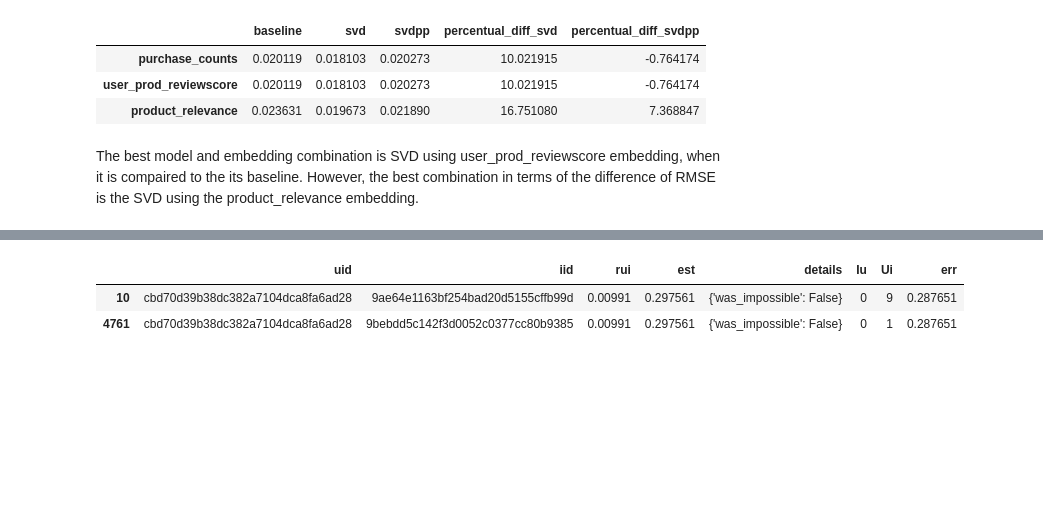
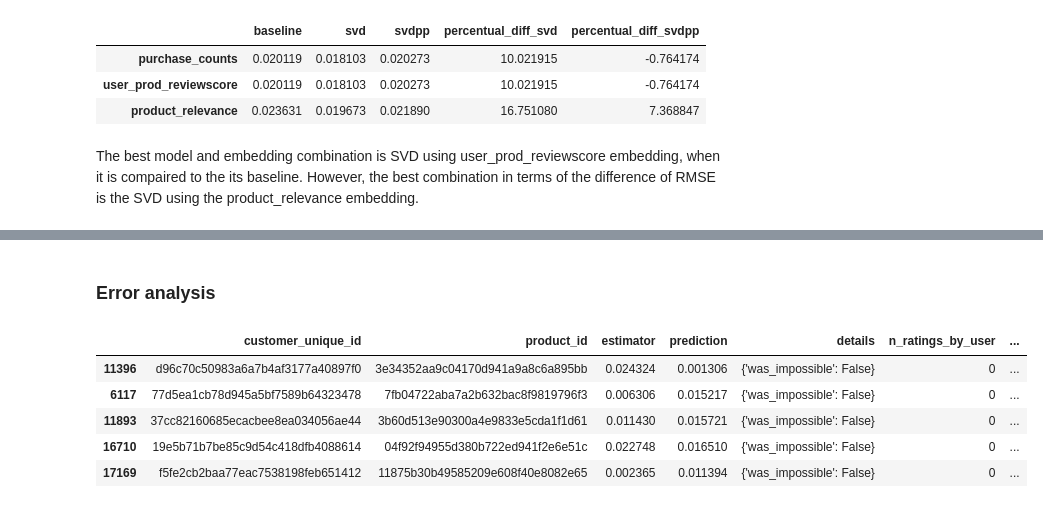
Before and after one commit to galvaowesley/ollist_brazilian_ecommerce_products_recommendation_system, a Jupyter notebook: customer_segmentation_and_products_recommentation.ipynb, the cells around one changed output, grey strips where cells are left out. Drawn from its saved outputs; the diff is of its cells as text; code cells hidden in the pictures; blank space fills up the shorter version.

```diff
--- a/customer_segmentation_and_products_recommentation.ipynb
+++ b/customer_segmentation_and_products_recommentation.ipynb
@@ -1198 +1216,3 @@ final_predictions, final_rmse, train_set = final_model(product_relevance)
+# %% [markdown]
+### Error analysis
 # %%
@@ -1233,6 +1249,26 @@ recommendation_results['err'] = abs(recommendation_results.est - recommendation_
-# %%
-recommendation_results.loc[recommendation_results.uid=='cbd70d39b38dc382a7104dca8fa6ad28']
-# %% [output]
-|  | uid | iid | rui | est | details | Iu | Ui | err |
-| 10 | cbd70d39b38dc382a7104dca8fa6ad28 | 9ae64e1163bf254bad20d5155cffb99d | 0.00991 | 0.297561 | {'was_impossible': False} | 0 | 9 | 0.287651 |
-| 4761 | cbd70d39b38dc382a7104dca8fa6ad28 | 9bebdd5c142f3d0052c0377cc80b9385 | 0.00991 | 0.297561 | {'was_impossible': False} | 0 | 1 | 0.287651 |
+# %%
+recommendation_results = pd.DataFrame(final_predictions, columns=['uid', 'iid', 'rui', 'est', 'details'])
+recommendation_results['Iu'] = recommendation_results.uid.apply(get_Iu)
+recommendation_results['Ui'] = recommendation_results.iid.apply(get_Ui)
+recommendation_results['err'] = abs(recommendation_results.est - recommendation_results.rui)
+
+recommendation_results.rename(
+    columns={
+        'uid': 'customer_unique_id',
+        'iid': 'product_id',
+        'rui': 'estimator',
+        'est': 'prediction',
+        'Iu': 'n_ratings_by_user',
+        'Ui': 'n_ratings_of_product'
+    }, inplace=True
+
+)
+
+recommendation_results.sample(5)
+# %% [output]
+|  | customer_unique_id | product_id | estimator | prediction | details | n_ratings_by_user | ... |
+| 11396 | d96c70c50983a6a7b4af3177a40897f0 | 3e34352aa9c04170d941a9a8c6a895bb | 0.024324 | 0.001306 | {'was_impossible': False} | 0 | ... |
+| 6117 | 77d5ea1cb78d945a5bf7589b64323478 | 7fb04722aba7a2b632bac8f9819796f3 | 0.006306 | 0.015217 | {'was_impossible': False} | 0 | ... |
+| 11893 | 37cc82160685ecacbee8ea034056ae44 | 3b60d513e90300a4e9833e5cda1f1d61 | 0.011430 | 0.015721 | {'was_impossible': False} | 0 | ... |
+| 16710 | 19e5b71b7be85c9d54c418dfb4088614 | 04f92f94955d380b722ed941f2e6e51c | 0.022748 | 0.016510 | {'was_impossible': False} | 0 | ... |
+| 17169 | f5fe2cb2baa77eac7538198feb651412 | 11875b30b49585209e608f40e8082e65 | 0.002365 | 0.011394 | {'was_impossible': False} | 0 | ... |
```
Also changed, not shown: parts of 43 cells of this notebook.
